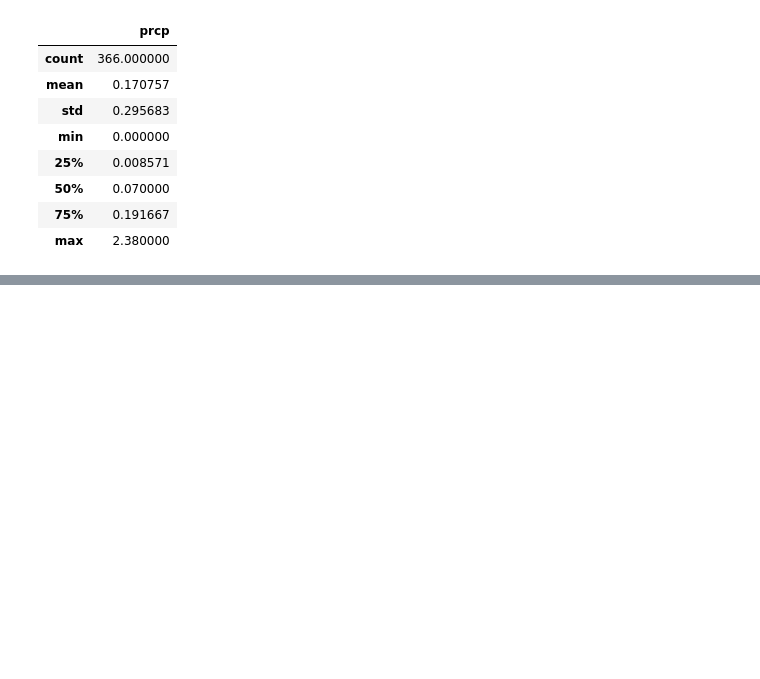
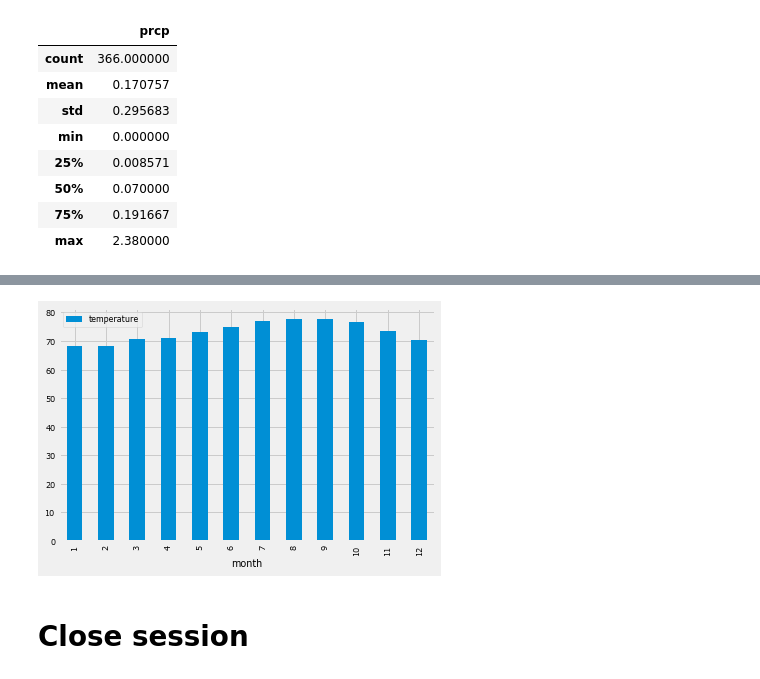
Before and after one commit to warshophysical/sqlalchemy-challenge, a Jupyter notebook: climate_analysis.ipynb, the cells around one changed output, grey strips where cells are left out. Cells and saved outputs as stored; diff of their text form; code cells hidden in the pictures; blank space fills up the shorter version.

```diff
--- a/climate_analysis.ipynb
+++ b/climate_analysis.ipynb
@@ -123,0 +190,4 @@ dategroupPrcp.describe()
+# %%
+df=df.reset_index()
+df['date']=pd.to_datetime(df['date'])
+df
@@ -123,0 +208,5 @@ dategroupPrcp.describe()
+# %%
+df["month"]=df['date'].dt.month
+df.to_csv("outputs/last_year.csv",
+                  encoding="utf-8", index=False, header=True)
+df
@@ -123,0 +227,8 @@ dategroupPrcp.describe()
+# %%
+say=df.loc[:,["month","temperature"]].groupby(["month"]).mean()
+say.plot(kind='bar')
+plt.show()
+# %% [output]
+[figure, added]
+# %% [markdown]
+# Close session
```
Also changed, not shown: parts of 9 cells of this notebook.
